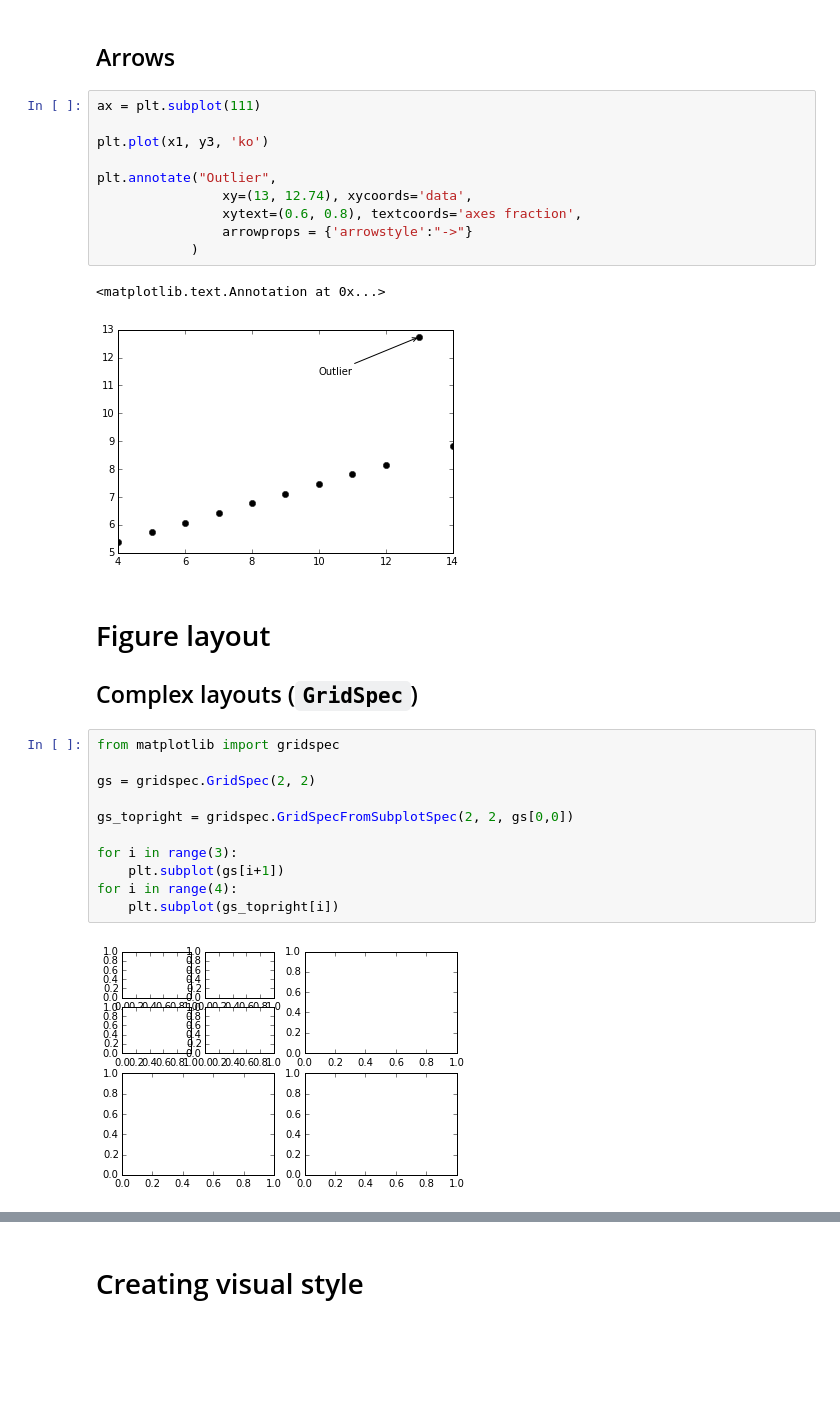
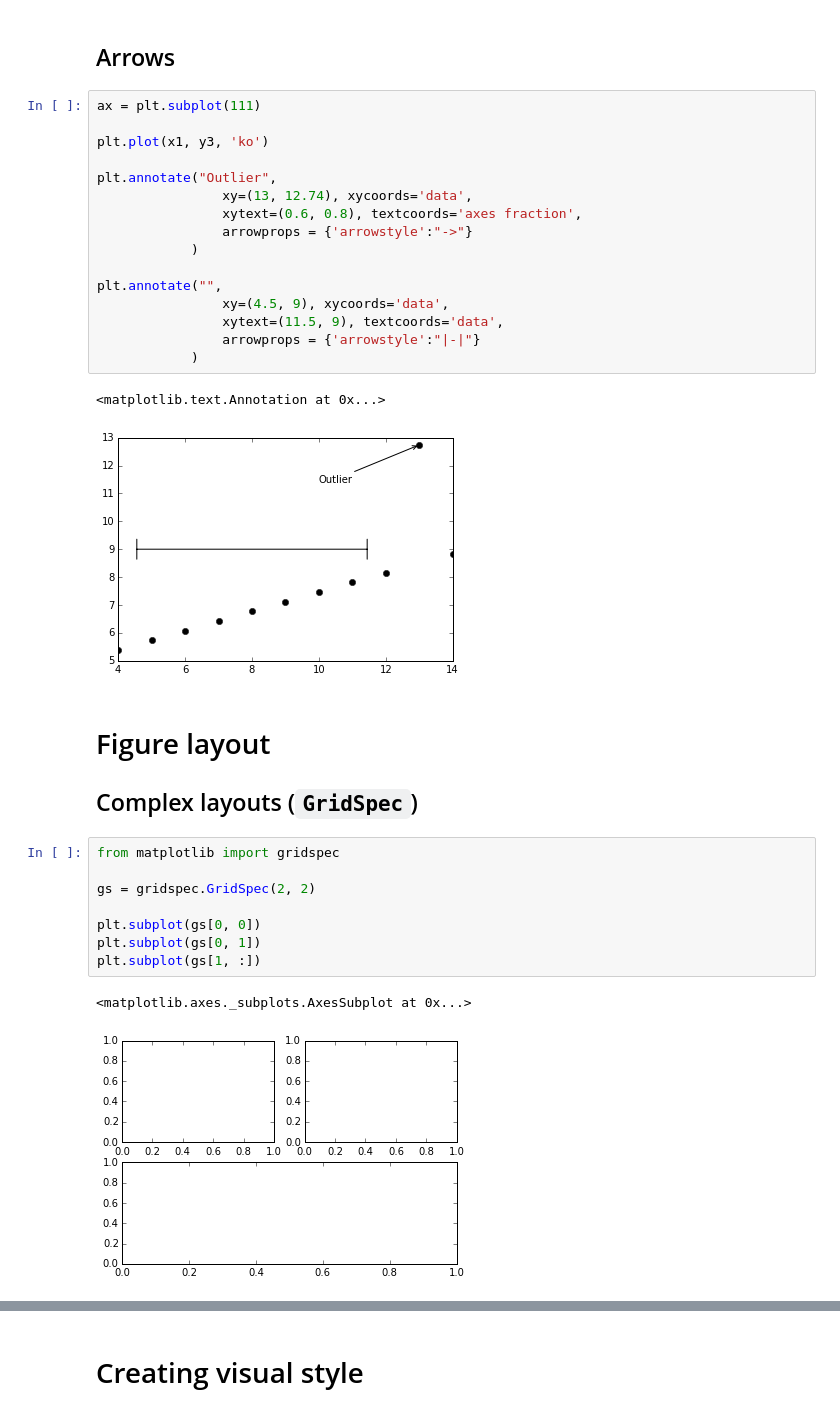
Before and after one commit to btel/unic_python_course_2014, a Jupyter notebook: notebooks/03_matplotlib_tutorial.ipynb, the cells around one changed output, grey strips where cells are left out. Drawn from its saved outputs; the diff is of its cells as text; blank space fills up the shorter version.

```diff
--- a/notebooks/03_matplotlib_tutorial.ipynb
+++ b/notebooks/03_matplotlib_tutorial.ipynb
@@ -175,9 +233,15 @@ plt.annotate("Outlier",
                 xytext=(0.6, 0.8), textcoords='axes fraction',
                 arrowprops = {'arrowstyle':"->"}
             )
+
+plt.annotate("",
+                xy=(4.5, 9), xycoords='data',
+                xytext=(11.5, 9), textcoords='data',
+                arrowprops = {'arrowstyle':"|-|"}
+            )
 # %% [output]
 <matplotlib.text.Annotation at 0x...>
-[figure, old version]
+[figure, new version]
 # %% [markdown]
 Figure layout
 =============
@@ -187,13 +251,11 @@ Complex layouts (`GridSpec`)
 # %%
 from matplotlib import gridspec
 
 gs = gridspec.GridSpec(2, 2)
 
-gs_topright = gridspec.GridSpecFromSubplotSpec(2, 2, gs[0,0])
-
-for i in range(3):
-    plt.subplot(gs[i+1])
-for i in range(4):
-    plt.subplot(gs_topright[i])
+plt.subplot(gs[0, 0])
+plt.subplot(gs[0, 1])
+plt.subplot(gs[1, :])
 # %% [output]
+<matplotlib.axes._subplots.AxesSubplot at 0x...>
-[figure, old version]
+[figure, new version]
```
Also changed, not shown: parts of 26 cells of this notebook.
